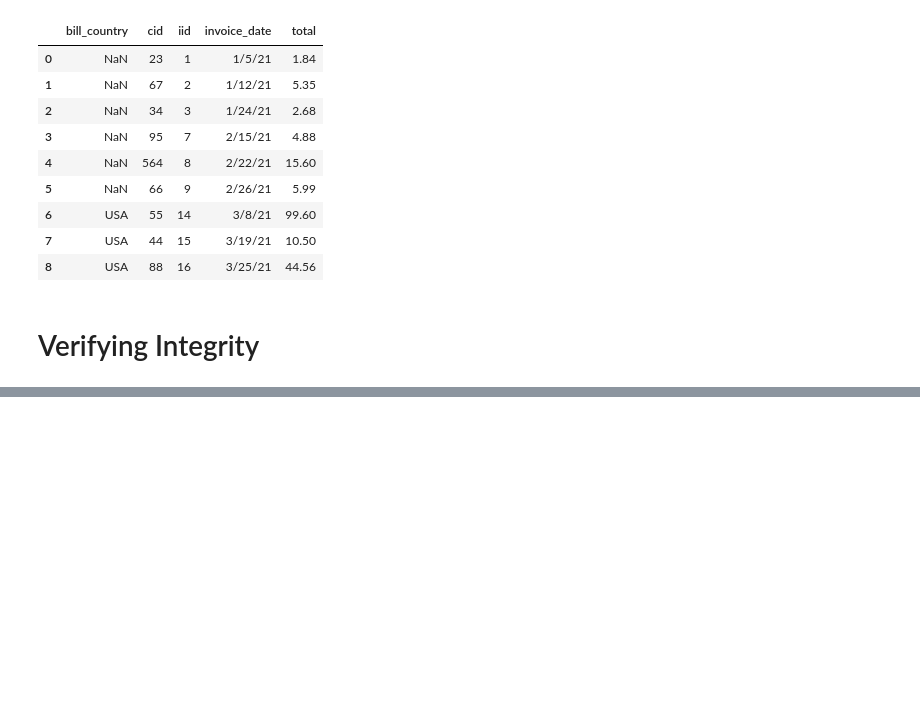
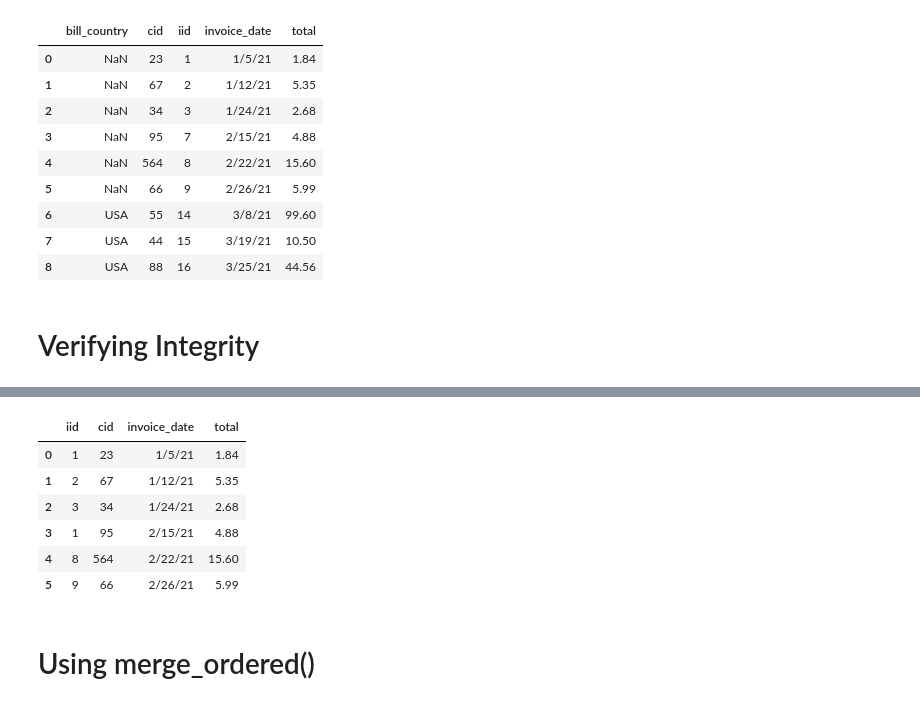
Before and after one commit to Jose-Servin/DataCamp, a Jupyter notebook: Courses/Joining_Data/Joining_Data_Pandas.ipynb, the cells around one changed output, grey strips where cells are left out. Drawn from its saved outputs; the diff is of its cells as text; code cells hidden in the pictures; blank space fills up the shorter version.

Commit message:
completed merge and concat DF notes from DataCamp

```diff
--- a/Courses/Joining_Data/Joining_Data_Pandas.ipynb
+++ b/Courses/Joining_Data/Joining_Data_Pandas.ipynb
@@ -937,0 +982,2 @@ jan_data.append([feb_data, march_data_copy], ignore_index=True, sort=True)
+# %%
+jan_data.set_index('iid')
@@ -937,0 +990,4 @@ jan_data.append([feb_data, march_data_copy], ignore_index=True, sort=True)
+# %%
+feb_data.loc[feb_data['iid'] == 7, 'iid'] = 1
+# %%
+feb_data.set_index('iid')
@@ -937,0 +1003,12 @@ jan_data.append([feb_data, march_data_copy], ignore_index=True, sort=True)
+# %%
+pd.concat([jan_data, feb_data], verify_integrity=False, ignore_index=True)
+# %% [output]
+|  | iid | cid | invoice_date | total |
+| 0 | 1 | 23 | 1/5/21 | 1.84 |
+| 1 | 2 | 67 | 1/12/21 | 5.35 |
+| 2 | 3 | 34 | 1/24/21 | 2.68 |
+| 3 | 1 | 95 | 2/15/21 | 4.88 |
+| 4 | 8 | 564 | 2/22/21 | 15.60 |
+| 5 | 9 | 66 | 2/26/21 | 5.99 |
+# %% [markdown]
+# Using merge_ordered()
```
Also changed, not shown: parts of 12 cells of this notebook.
